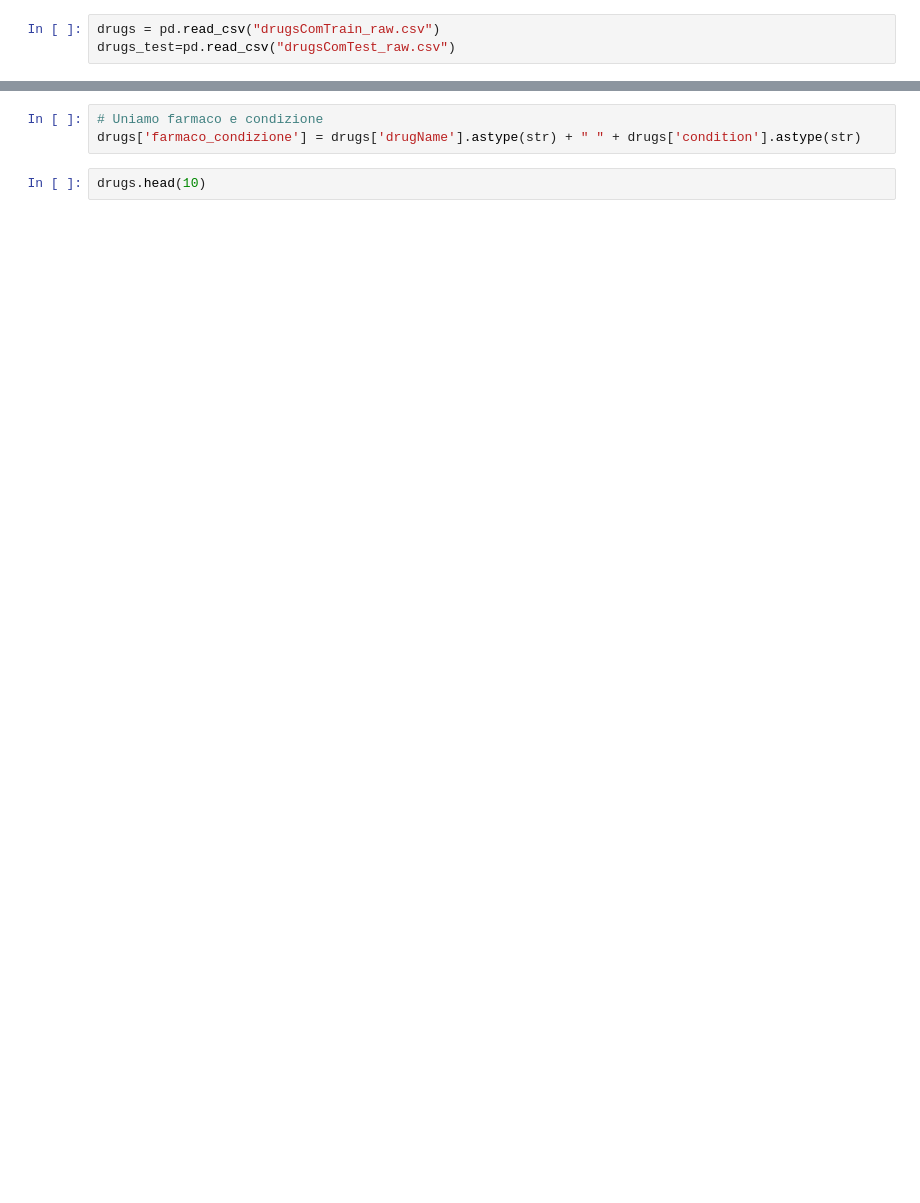
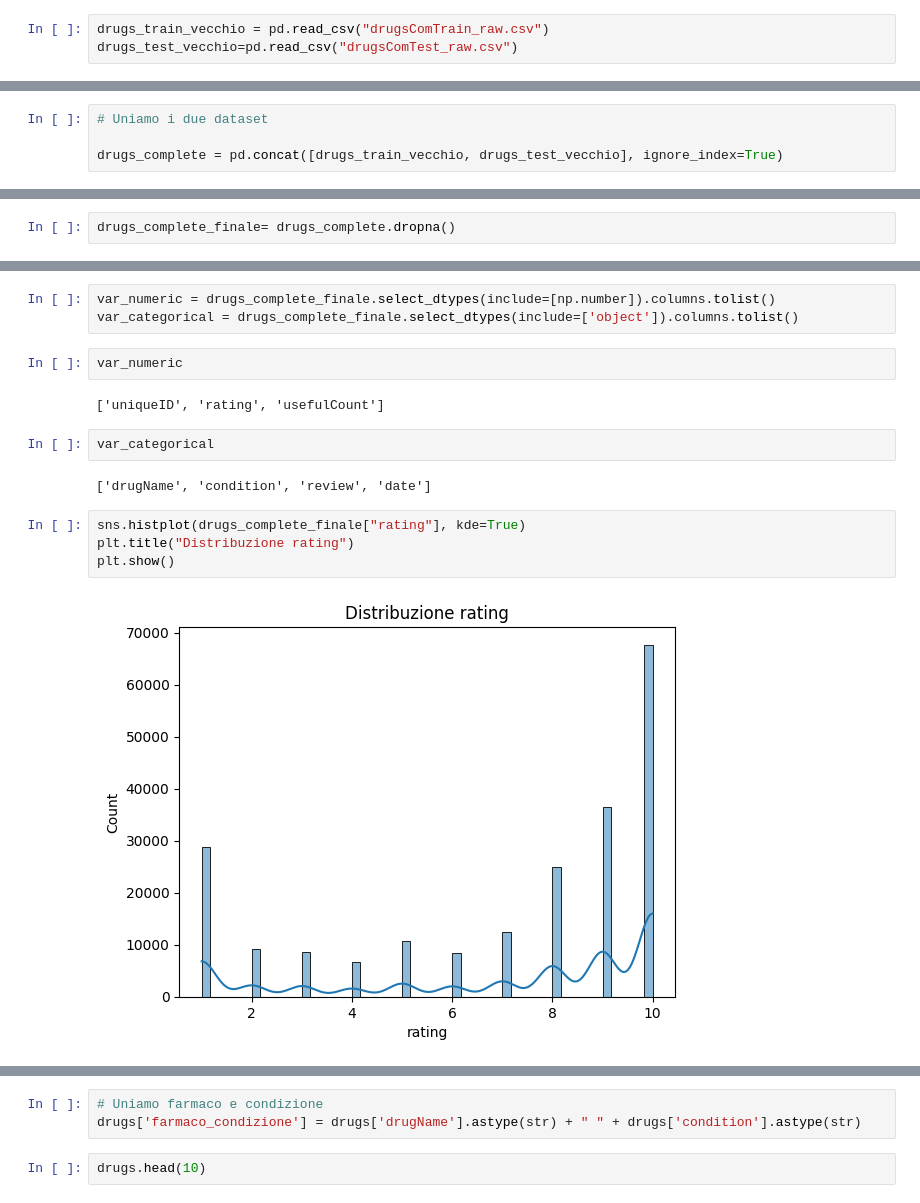
Before and after one commit to nicolobonato97/Big-Data-Analytics, a Jupyter notebook: Progetto Big Data/ProgettoBigData.ipynb, the cells around one changed output, grey strips where cells are left out. Saved outputs shown, nothing was run; the diff lists cells and outputs as text; blank space fills up the shorter version.

```diff
--- a/Progetto Big Data/ProgettoBigData.ipynb
+++ b/Progetto Big Data/ProgettoBigData.ipynb
@@ -21,3 +25,3 @@ IProgress not found. Please update jupyter and ipywidgets. See https://ipywidget
 # %%
-drugs = pd.read_csv("drugsComTrain_raw.csv")
-drugs_test=pd.read_csv("drugsComTest_raw.csv")
+drugs_train_vecchio = pd.read_csv("drugsComTrain_raw.csv")
+drugs_test_vecchio=pd.read_csv("drugsComTest_raw.csv")
@@ -58,0 +51,4 @@ print(6586/53766)
+# %%
+# Uniamo i due dataset
+
+drugs_complete = pd.concat([drugs_train_vecchio, drugs_test_vecchio], ignore_index=True)
@@ -92,0 +101,2 @@ memory usage: 1.2+ MB
+# %%
+drugs_complete_finale= drugs_complete.dropna()
@@ -92,0 +149,17 @@ memory usage: 1.2+ MB
+# %%
+var_numeric = drugs_complete_finale.select_dtypes(include=[np.number]).columns.tolist()
+var_categorical = drugs_complete_finale.select_dtypes(include=['object']).columns.tolist()
+# %%
+var_numeric
+# %% [output]
+['uniqueID', 'rating', 'usefulCount']
+# %%
+var_categorical
+# %% [output]
+['drugName', 'condition', 'review', 'date']
+# %%
+sns.histplot(drugs_complete_finale["rating"], kde=True)
+plt.title("Distribuzione rating")
+plt.show()
+# %% [output]
+[figure, added]
```
Also changed, not shown: parts of 29 cells of this notebook.
